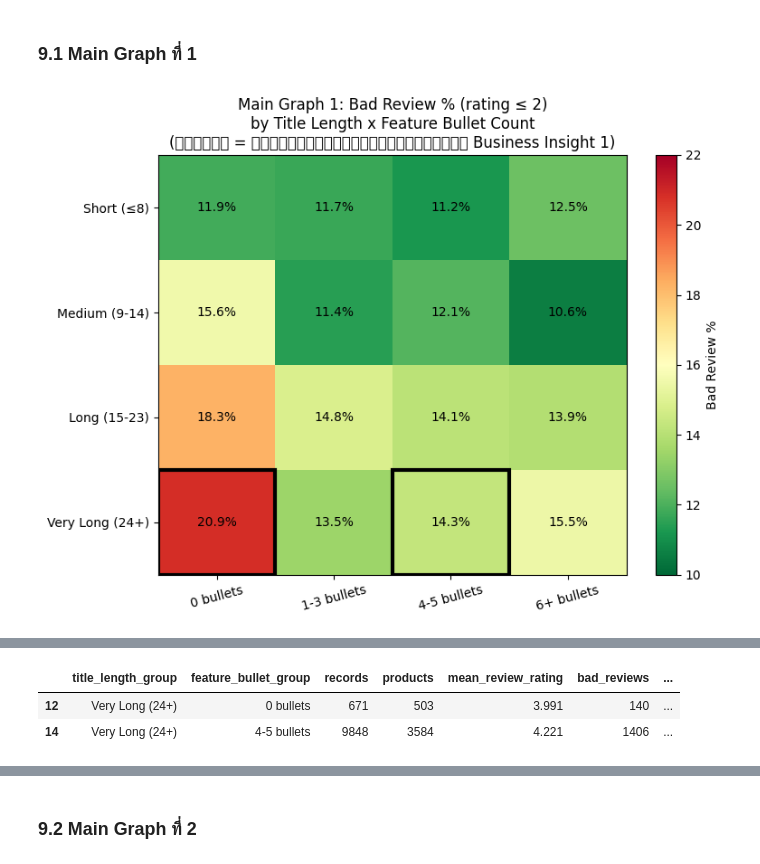
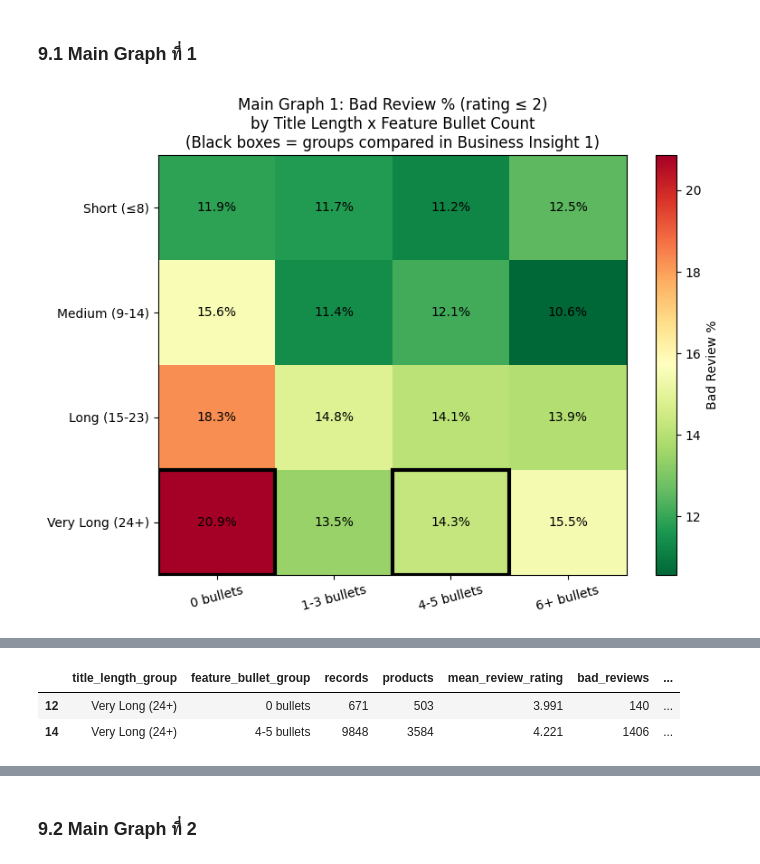
Before and after one commit to suphitchakh-web/Project_1, a Jupyter notebook: Team06_Part2.ipynb, the cells around one changed output, grey strips where cells are left out. Cells and saved outputs as stored; diff of their text form; code cells hidden in the pictures.

```diff
--- a/Team06_Part2.ipynb
+++ b/Team06_Part2.ipynb
@@ -2526,51 +2549,108 @@ Reality Check สนับสนุนให้ใช้ Business Insights ท
 # %%
 # ============================================================
 # 9.1 Main Graph 1: Bad Review % by Title Length x Feature Bullets
-# ใช้ product_text_group_summary จาก Section 6.5
-# เพื่อสนับสนุน Business Insight 1: Product Metadata Group Signal
+# Uses product_text_group_summary from Section 6.5
+# Supports Business Insight 1: Product Metadata Group Signal
 # ============================================================
 
-title_order = ["Short (≤8)", "Medium (9-14)", "Long (15-23)", "Very Long (24+)"]
-feature_order = ["0 bullets", "1-3 bullets", "4-5 bullets", "6+ bullets"]
+title_order = [
+    "Short (≤8)",
+    "Medium (9-14)",
+    "Long (15-23)",
+    "Very Long (24+)"
+]
 
+feature_order = [
+    "0 bullets",
+    "1-3 bullets",
+    "4-5 bullets",
+    "6+ bullets"
+]
+
+# Create pivot table for the heatmap
 pivot_bad = (
     product_text_group_summary
-    .pivot(index="title_length_group", columns="feature_bullet_group", values="bad_review_pct")
-    .reindex(index=title_order, columns=feature_order)
+    .pivot(
+        index="title_length_group",
+        columns="feature_bullet_group",
+        values="bad_review_pct"
+    )
+    .reindex(
+        index=title_order,
+        columns=feature_order
+    )
 )
 
+# Create heatmap
 fig, ax = plt.subplots(figsize=(8, 6))
-im = ax.imshow(pivot_bad.values, cmap="RdYlGn_r", vmin=10, vmax=22, aspect="auto")
 
+im = ax.imshow(
+    pivot_bad.values,
+    cmap="RdYlGn_r",
+    aspect="auto"
+)
+
+# Set axis labels
 ax.set_xticks(range(len(feature_order)))
 ax.set_xticklabels(feature_order, rotation=15)
+
 ax.set_yticks(range(len(title_order)))
 ax.set_yticklabels(title_order)
 
+# Display percentage values inside each cell
 for i in range(pivot_bad.shape[0]):
     for j in range(pivot_bad.shape[1]):
         val = pivot_bad.values[i, j]
+
         if pd.notna(val):
-            ax.text(j, i, f"{val:.1f}%", ha="center", va="center", fontsize=10, color="black")
+            ax.text(
+                j,
+                i,
+                f"{val:.1f}%",
+                ha="center",
+                va="center",
+                fontsize=10,
+                color="black"
+            )
 
-# ไฮไลต์ 2 กลุ่มที่ใช้เปรียบเทียบใน Business Insight 1
+# Highlight the two groups compared in Business Insight 1
 for group_name in ["0 bullets", "4-5 bullets"]:
+
     row = title_order.index("Very Long (24+)")
     col = feature_order.index(group_name)
-    ax.add_patch(plt.Rectangle((col - 0.5, row - 0.5), 1, 1,
-                                fill=False, edgecolor="black", linewidth=3))
 
+    ax.add_patch(
+        plt.Rectangle(
+            (col - 0.5, row - 0.5),
+            1,
+            1,
+            fill=False,
+            edgecolor="black",
+            linewidth=3
+        )
+    )
+
+# Set chart title
 ax.set_title(
     "Main Graph 1: Bad Review % (rating ≤ 2)\n"
     "by Title Length x Feature Bullet Count\n"
-    "(กรอบดำ = กลุ่มที่ใช้เปรียบเทียบใน Business Insight 1)",
+    "(Black boxes = groups compared in Business Insight 1)",
     fontsize=12
 )
-fig.colorbar(im, ax=ax, label="Bad Review %")
+
+# Add color bar
+fig.colorbar(
+    im,
+    ax=ax,
+    label="Bad Review %"
+)
+
 plt.tight_layout()
 plt.show()
 
-print("สรุปตัวเลขของกลุ่มที่ใช้ใน Business Insight 1:")
+# Display the numerical results used in Business Insight 1
+print("Summary of the groups used in Business Insight 1:")
+
 display(insight1_compare)
 # %% [output]
-[figure, old version]
+[figure, new version]
```
Also changed, not shown: parts of 21 cells of this notebook.
